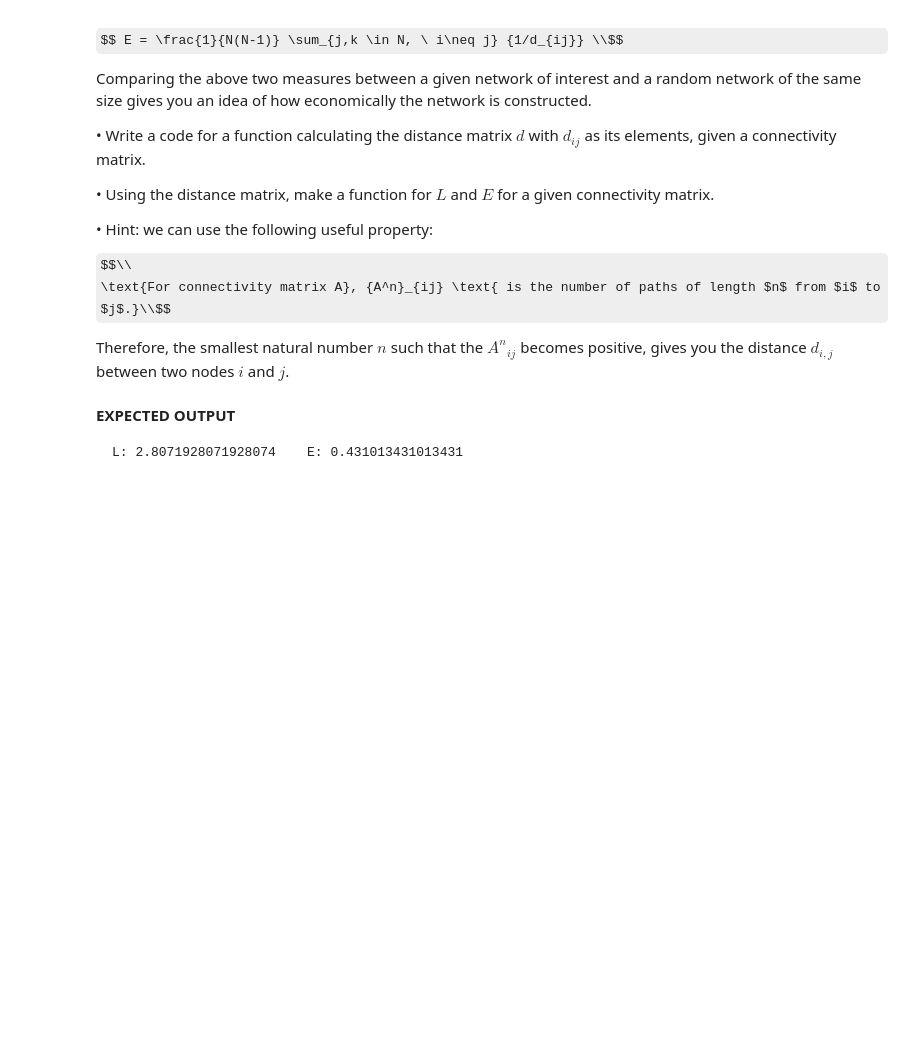
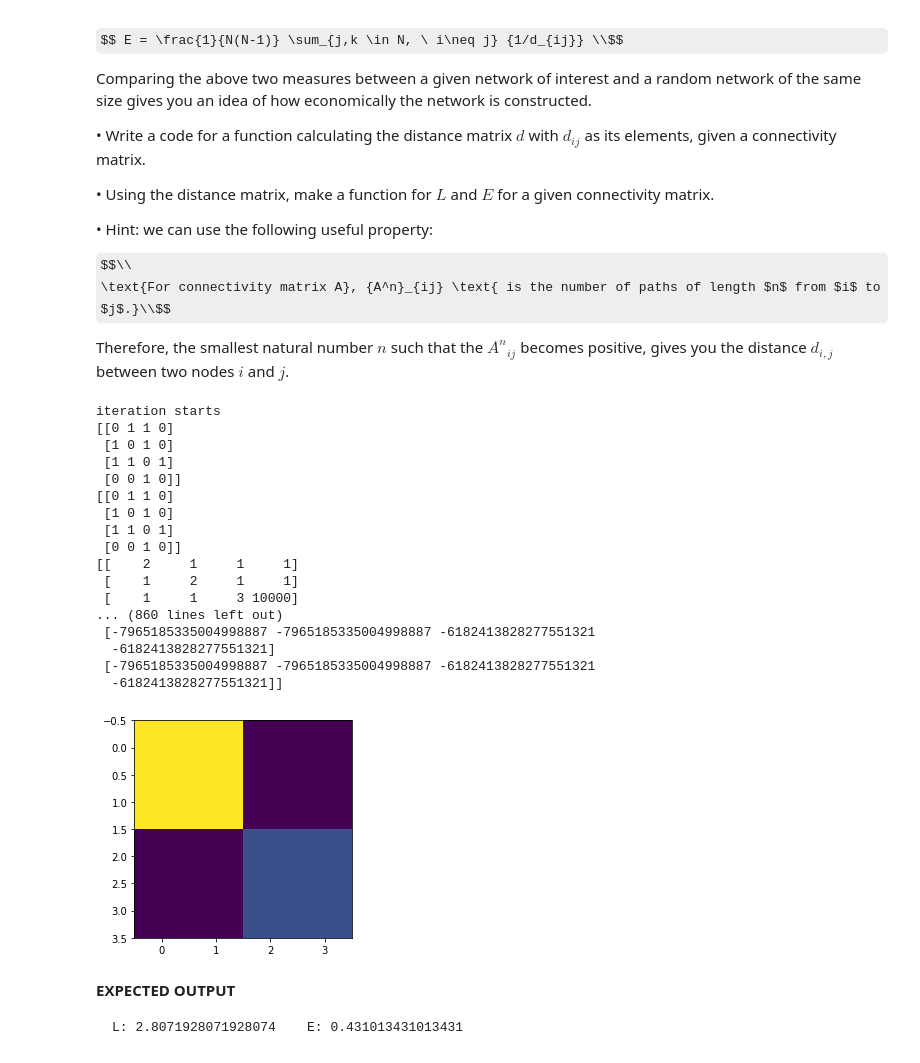
Before and after one commit to pipehappy1/ccnss2018_students, a Jupyter notebook: module5/1_introduction_to_complex_network_analysis_1/1_Introduction_to_complex_network_analysis_1.ipynb, the cells around one changed output. Saved outputs shown, nothing was run; the diff lists cells and outputs as text; code cells hidden in the pictures; some formulas as TeX source; blank space fills up the shorter version.

```diff
--- a/module5/1_introduction_to_complex_network_analysis_1/1_Introduction_to_complex_network_analysis_1.ipynb
+++ b/module5/1_introduction_to_complex_network_analysis_1/1_Introduction_to_complex_network_analysis_1.ipynb
@@ -362,7 +362,14 @@ Therefore, the smallest natural number $n$ such that the ${A^n}_{ij}$ becomes po
 def cal_net_mat_distance(net_mat):
     dist_mat = np.array(net_mat)
     prod_mat = np.array(net_mat)
-    while np.sum(dist_mat == 0) > 0:
+    while not np.all(dist_mat):
+        print('iteration starts')
+        print(dist_mat)
+        print(prod_mat)
         prod_mat = np.dot(prod_mat, net_mat)
-        dist_mat < prod_mat
+        updated_mat = np.array(prod_mat)
+        #print(np.finfo(updated_mat.dtype).max)
+        updated_mat[updated_mat == 0] = 10000
+        print(updated_mat)
+        dist_mat[updated_mat < dist_mat] = updated_mat[updated_mat < dist_mat]
     return dist_mat
@@ -373,3 +376,30 @@ plt.show()
+# %%
+dist = cal_net_mat_distance(np.array([[0, 1, 1, 0],
+                                      [1, 0, 1, 0],
+                                      [1, 1, 0, 1],
+                                      [0, 0, 1, 0]]))
+print(dist)
+plt.imshow(dist)
+plt.show()
+# %% [output]
+iteration starts
+[[0 1 1 0]
+ [1 0 1 0]
+ [1 1 0 1]
+ [0 0 1 0]]
+[[0 1 1 0]
+ [1 0 1 0]
+ [1 1 0 1]
+ [0 0 1 0]]
+[[    2     1     1     1]
+ [    1     2     1     1]
+ [    1     1     3 10000]
+... (860 lines left out)
+ [-7965185335004998887 -7965185335004998887 -6182413828277551321
+  -6182413828277551321]
+ [-7965185335004998887 -7965185335004998887 -6182413828277551321
+  -6182413828277551321]]
+[figure, added]
 # %%
 # Write your code
 # calculate characteristic path length and efficiency from a given distance matrix
```
Also changed, not shown: parts of 5 cells of this notebook.
